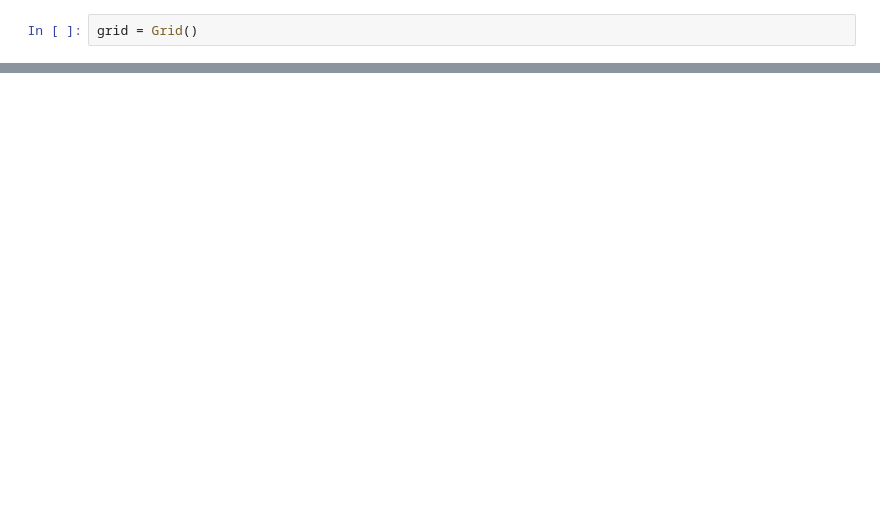
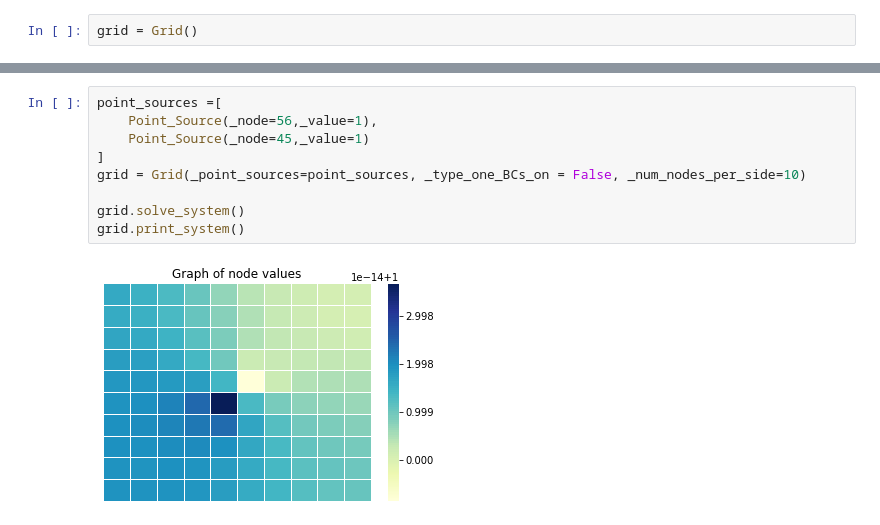
Before and after one commit to westb2/numerical_methods_hw4, a Jupyter notebook: test_grid.ipynb, the cells around one changed output, grey strips where cells are left out. Cells and saved outputs as stored; diff of their text form; blank space fills up the shorter version.

```diff
--- a/test_grid.ipynb
+++ b/test_grid.ipynb
@@ -177,0 +240,11 @@ grid.print_system()
+# %%
+point_sources =[
+    Point_Source(_node=56,_value=1),
+    Point_Source(_node=45,_value=1)
+]
+grid = Grid(_point_sources=point_sources, _type_one_BCs_on = False, _num_nodes_per_side=10)
+
+grid.solve_system()
+grid.print_system()
+# %% [output]
+[figure, added]
```
Also changed, not shown: parts of 10 cells of this notebook.
